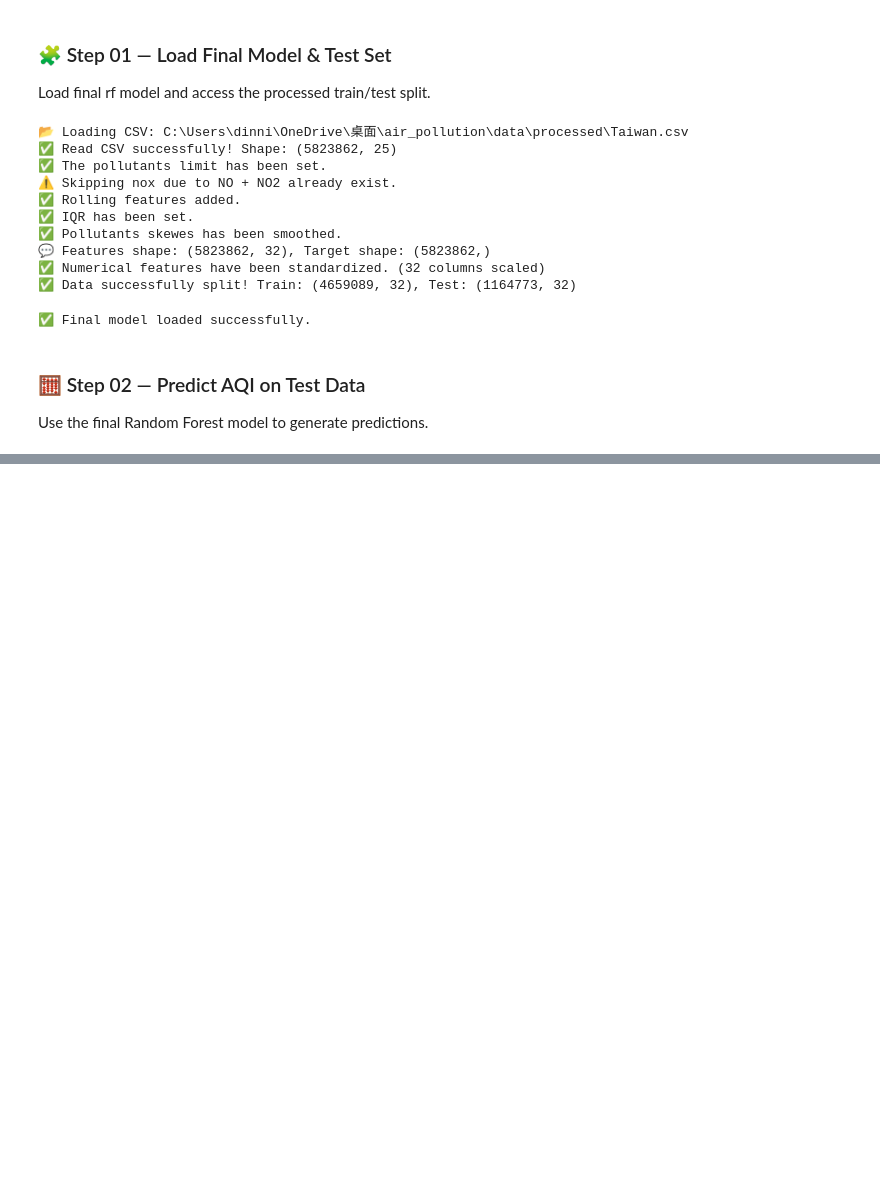
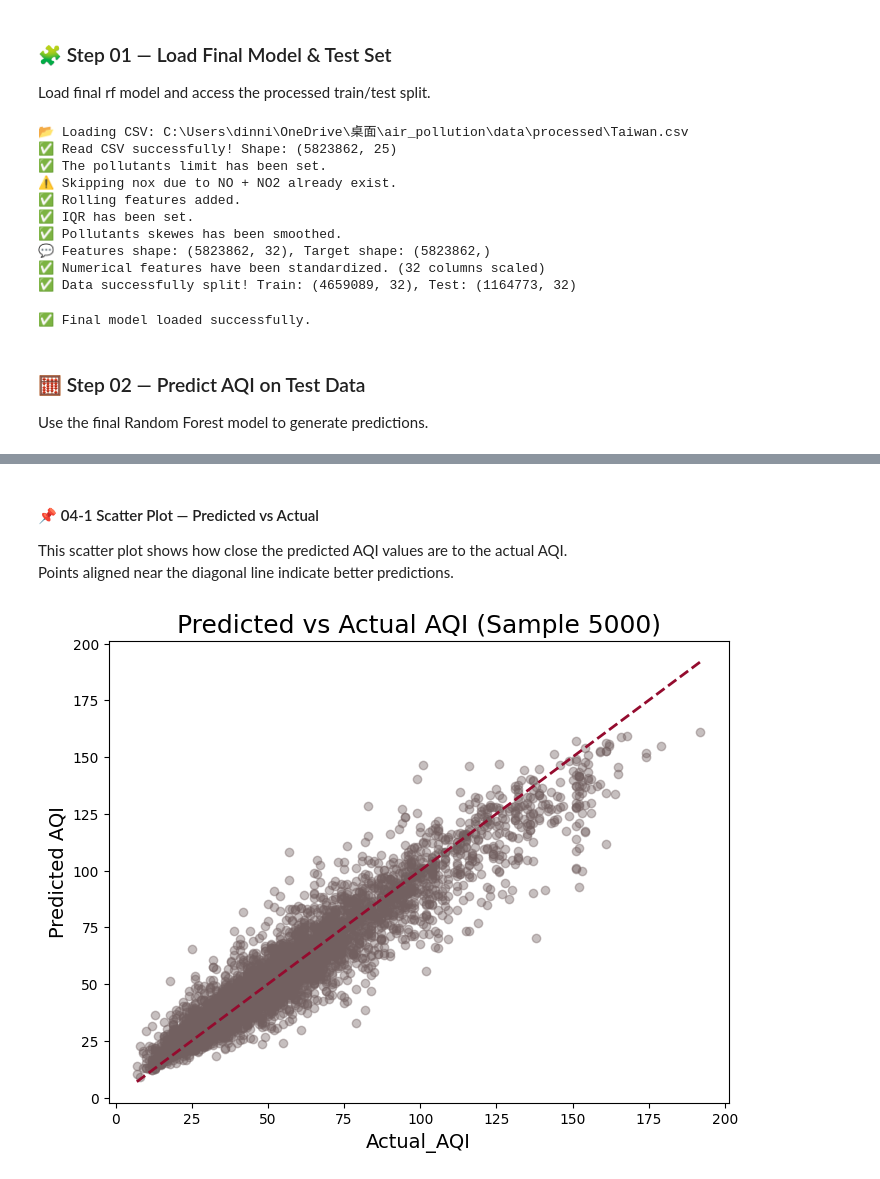
Before and after one commit to chgwyellow/air_pollution_analysis, a Jupyter notebook: notebook/07_model_prediction_evaluation.ipynb, the cells around one changed output, grey strips where cells are left out. Saved outputs shown, nothing was run; the diff lists cells and outputs as text; code cells hidden in the pictures; blank space fills up the shorter version.

```diff
--- a/notebook/07_model_prediction_evaluation.ipynb
+++ b/notebook/07_model_prediction_evaluation.ipynb
@@ -75,0 +97,4 @@ y_pred_full = rf_model.predict(X_test)
+# %% [markdown]
+#### 📌 04-1 Scatter Plot — Predicted vs Actual
+This scatter plot shows how close the predicted AQI values are to the actual AQI.
+Points aligned near the diagonal line indicate better predictions.
@@ -80,0 +108,19 @@ y_sample_pred = rf_model.predict(X_sample)
+# %%
+plot_df = pd.DataFrame({"actual": y_sample_actual, "predicted": y_sample_pred})
+
+plt.figure(figsize=(8, 6))
+plt.scatter(plot_df["actual"], plot_df["predicted"], alpha=0.4, color="#726060")
+# y=x
+plt.plot(
+    [plot_df["actual"].min(), plot_df["actual"].max()],
+    [plot_df["actual"].min(), plot_df["actual"].max()],
+    linestyle="--",
+    linewidth=2,
+    color="#940B2E"
+)
+plt.title("Predicted vs Actual AQI (Sample 5000)", fontsize=18)
+plt.xlabel("Actual_AQI", fontsize=14)
+plt.ylabel("Predicted AQI", fontsize=14)
+plt.show()
+# %% [output]
+[figure, added]
```
Also changed, not shown: parts of 11 cells of this notebook, 4 other files.
